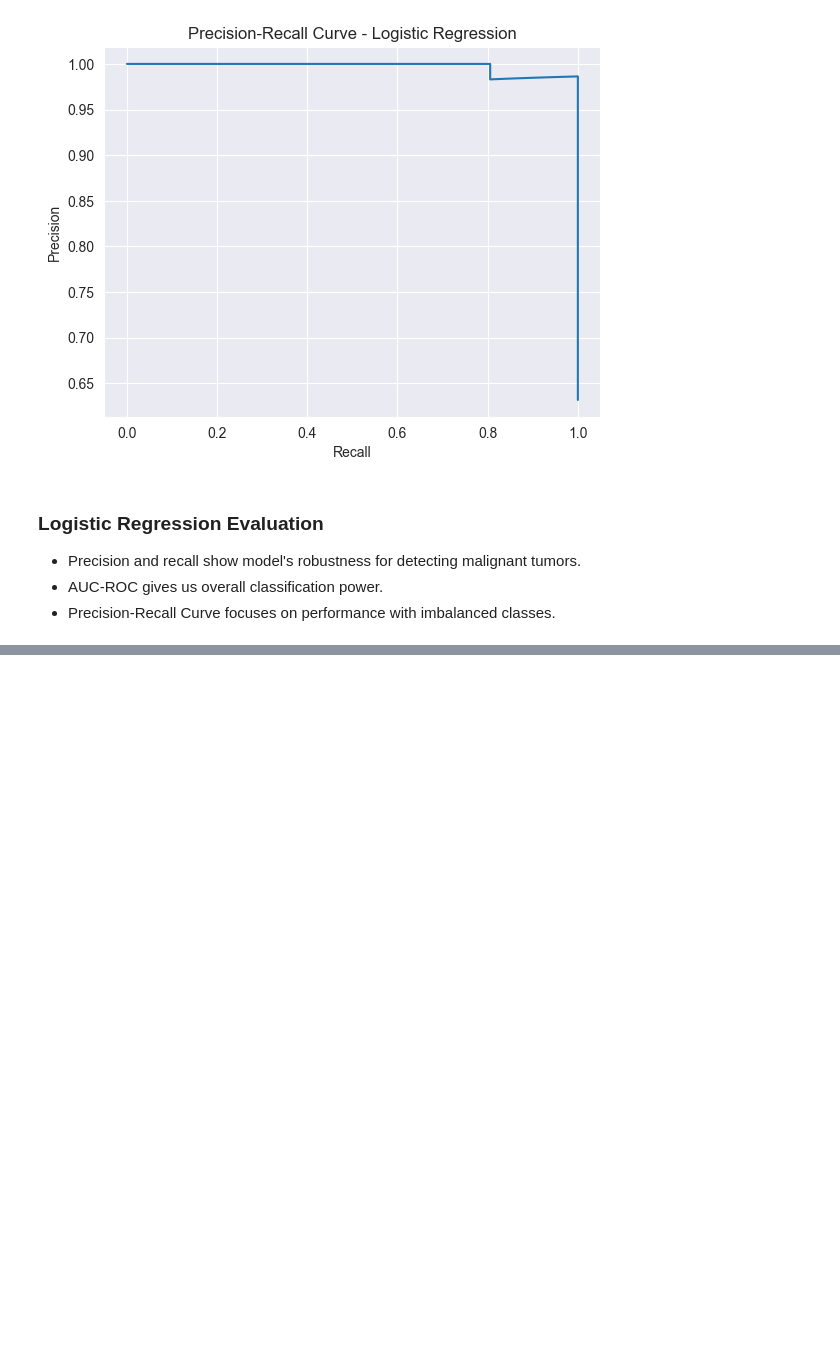
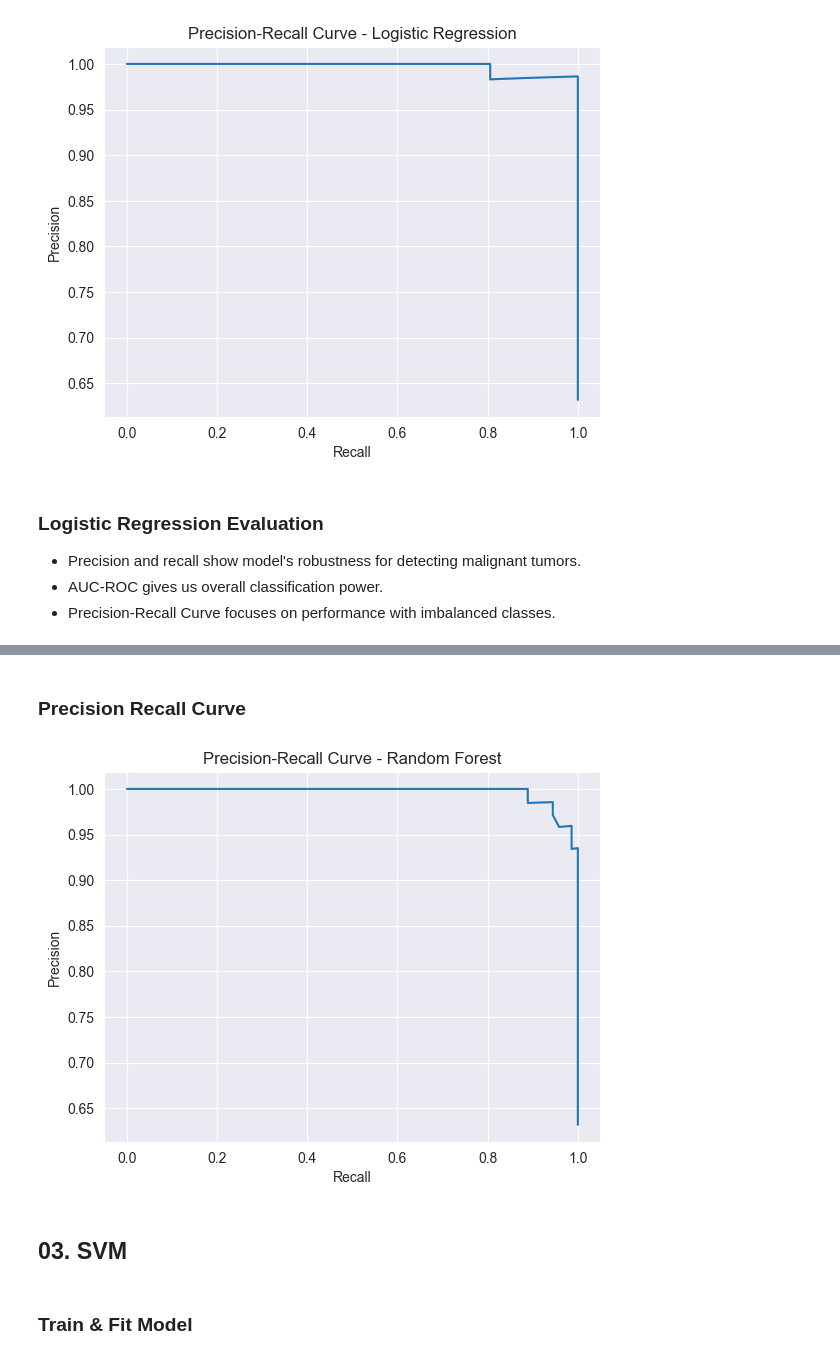
Before and after one commit to YassienTawfikk/BreastCancer-XAI-Evaluation, a Jupyter notebook: notebooks/02_modeling.ipynb, the cells around one changed output, grey strips where cells are left out. Drawn from its saved outputs; the diff is of its cells as text; code cells hidden in the pictures; blank space fills up the shorter version.

```diff
--- a/notebooks/02_modeling.ipynb
+++ b/notebooks/02_modeling.ipynb
@@ -123,0 +186,17 @@ plt.show()
+# %% [markdown]
+### Precision Recall Curve
+# %%
+# Precision-Recall Curve
+prec_rf, rec_rf, _ = precision_recall_curve(y_test, y_prob_rf)
+plt.plot(rec_rf, prec_rf)
+plt.xlabel("Recall")
+plt.ylabel("Precision")
+plt.title("Precision-Recall Curve - Random Forest")
+plt.savefig('../outputs/Random Forest/plots/precision_recall_curve.png', bbox_inches='tight')
+plt.show()
+# %% [output]
+[figure, added]
+# %% [markdown]
+## 03. SVM
+# %% [markdown]
+### Train & Fit Model
```
Also changed, not shown: parts of 19 cells of this notebook.
